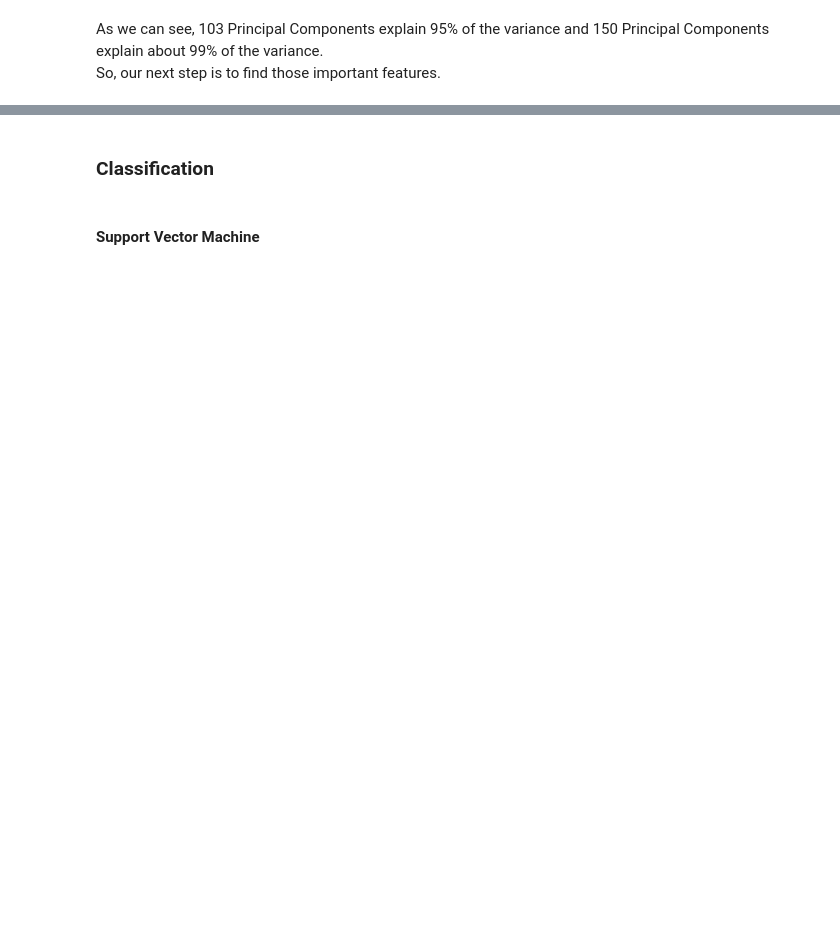
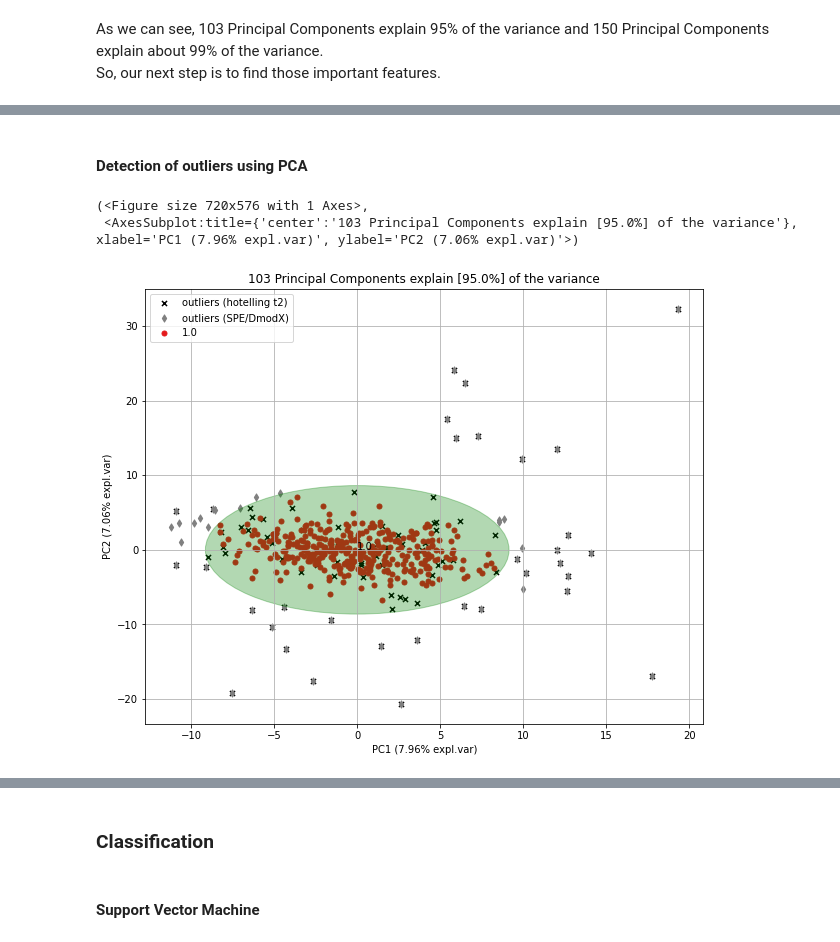
Before and after one commit to anaterovic/UZOP, a Jupyter notebook: code.ipynb, the cells around one changed output, grey strips where cells are left out. Drawn from its saved outputs; the diff is of its cells as text; code cells hidden in the pictures; blank space fills up the shorter version.

```diff
--- a/code.ipynb
+++ b/code.ipynb
@@ -208,0 +188,8 @@ Deprecated in NumPy 1.20; for more details and guidance: https://numpy.org/devdo
+# %% [markdown]
+#### Detection of outliers using PCA
+# %%
+model.scatter(legend=True, SPE=True, hotellingt2=True)
+# %% [output]
+(<Figure size 720x576 with 1 Axes>,
+ <AxesSubplot:title={'center':'103 Principal Components explain [95.0%] of the variance'}, xlabel='PC1 (7.96% expl.var)', ylabel='PC2 (7.06% expl.var)'>)
+[figure, added]
```
Also changed, not shown: parts of 19 cells of this notebook.
